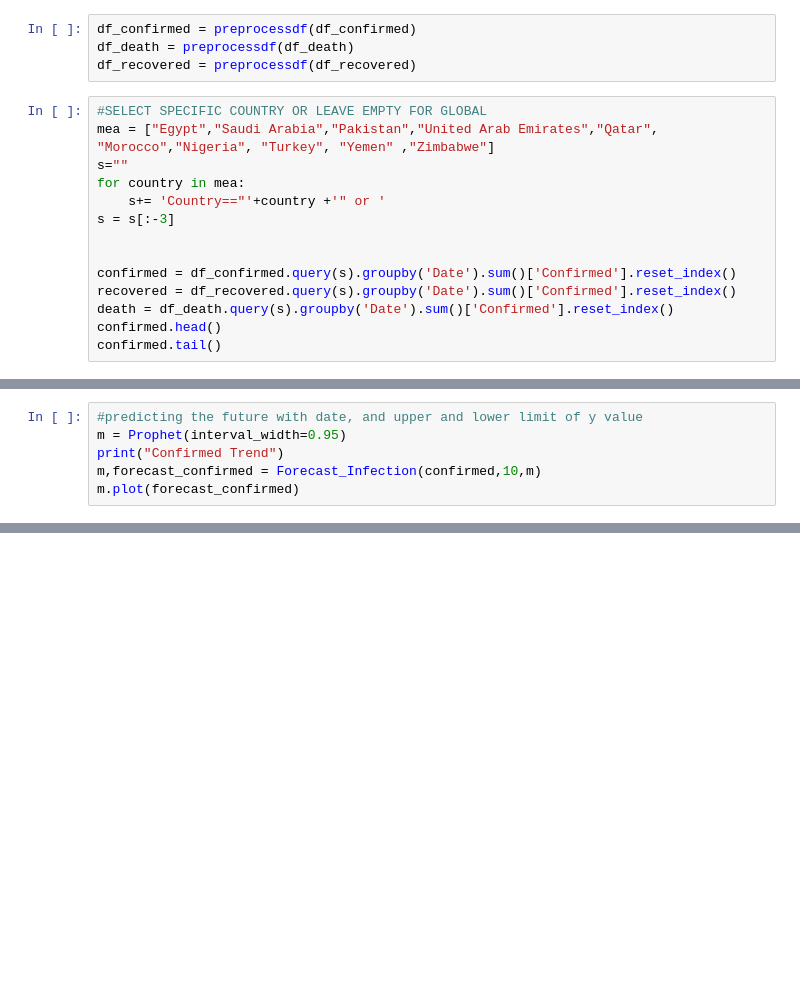
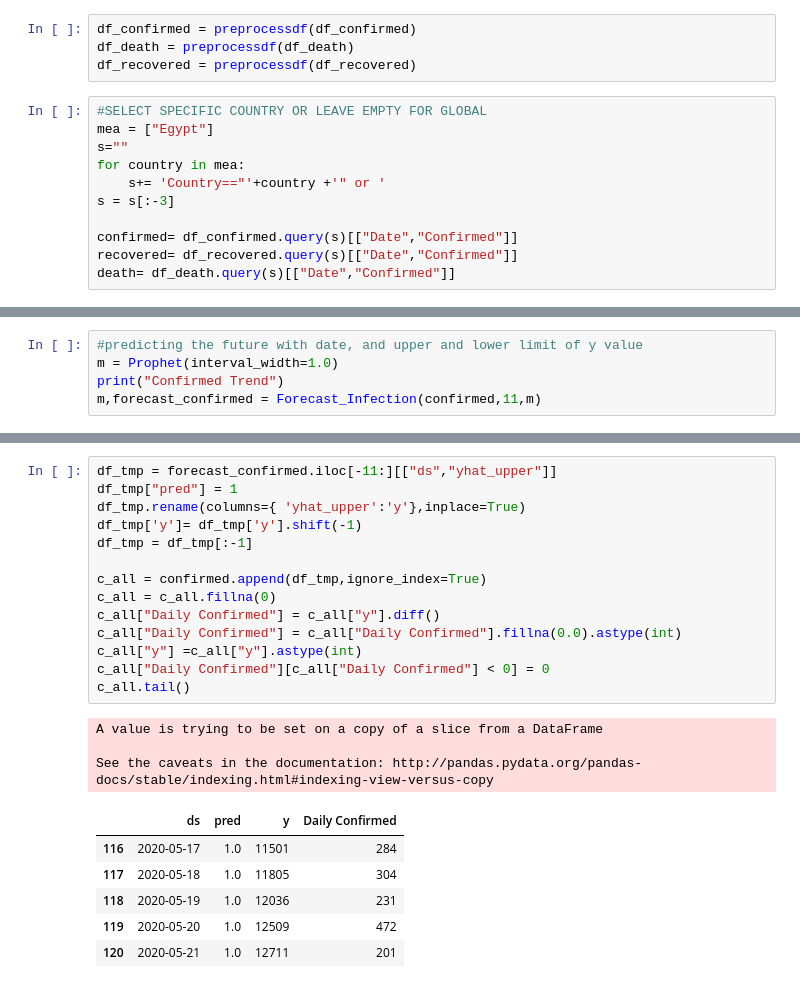
Before and after one commit to mohapard/Forecasting-Covid-19, a Jupyter notebook: Forecasting Egypt-Covid19.ipynb, the cells around one changed output, grey strips where cells are left out. Drawn from its saved outputs; the diff is of its cells as text; blank space fills up the shorter version.

```diff
--- a/Forecasting Egypt-Covid19.ipynb
+++ b/Forecasting Egypt-Covid19.ipynb
@@ -55,15 +69,12 @@ df_death = preprocessdf(df_death)
 df_recovered = preprocessdf(df_recovered)
 # %%
 #SELECT SPECIFIC COUNTRY OR LEAVE EMPTY FOR GLOBAL
-mea = ["Egypt","Saudi Arabia","Pakistan","United Arab Emirates","Qatar", "Morocco","Nigeria", "Turkey", "Yemen" ,"Zimbabwe"]
+mea = ["Egypt"]
 s=""
 for country in mea:
     s+= 'Country=="'+country +'" or '
 s = s[:-3]
 
-
-confirmed = df_confirmed.query(s).groupby('Date').sum()['Confirmed'].reset_index()
-recovered = df_recovered.query(s).groupby('Date').sum()['Confirmed'].reset_index()
-death = df_death.query(s).groupby('Date').sum()['Confirmed'].reset_index()
-confirmed.head()
-confirmed.tail()
+confirmed= df_confirmed.query(s)[["Date","Confirmed"]]
+recovered= df_recovered.query(s)[["Date","Confirmed"]]
+death= df_death.query(s)[["Date","Confirmed"]]
@@ -88,9 +81,8 @@ def Forecast_Infection(dta,time,m):
 # %%
 #predicting the future with date, and upper and lower limit of y value
-m = Prophet(interval_width=0.95)
+m = Prophet(interval_width=1.0)
 print("Confirmed Trend")
-m,forecast_confirmed = Forecast_Infection(confirmed,10,m)
-m.plot(forecast_confirmed)
+m,forecast_confirmed = Forecast_Infection(confirmed,11,m)
 # %% [output]
 INFO:fbprophet:Disabling yearly seasonality. Run prophet with yearly_seasonality=True to override this.
 INFO:fbprophet:Disabling daily seasonality. Run prophet with daily_seasonality=True to override this.
@@ -124,0 +106,24 @@ Conversion of the second argument of issubdtype from `float` to `np.floating` is
+# %%
+df_tmp = forecast_confirmed.iloc[-11:][["ds","yhat_upper"]]
+df_tmp["pred"] = 1
+df_tmp.rename(columns={ 'yhat_upper':'y'},inplace=True)
+df_tmp['y']= df_tmp['y'].shift(-1)
+df_tmp = df_tmp[:-1]
+
+c_all = confirmed.append(df_tmp,ignore_index=True)
+c_all = c_all.fillna(0)
+c_all["Daily Confirmed"] = c_all["y"].diff()
+c_all["Daily Confirmed"] = c_all["Daily Confirmed"].fillna(0.0).astype(int)
+c_all["y"] =c_all["y"].astype(int)
+c_all["Daily Confirmed"][c_all["Daily Confirmed"] < 0] = 0
+c_all.tail()
+# %% [output]
+A value is trying to be set on a copy of a slice from a DataFrame
+
+See the caveats in the documentation: http://pandas.pydata.org/pandas-docs/stable/indexing.html#indexing-view-versus-copy
+|  | ds | pred | y | Daily Confirmed |
+| 116 | 2020-05-17 | 1.0 | 11501 | 284 |
+| 117 | 2020-05-18 | 1.0 | 11805 | 304 |
+| 118 | 2020-05-19 | 1.0 | 12036 | 231 |
+| 119 | 2020-05-20 | 1.0 | 12509 | 472 |
+| 120 | 2020-05-21 | 1.0 | 12711 | 201 |
```
Also changed, not shown: parts of 15 cells of this notebook.
